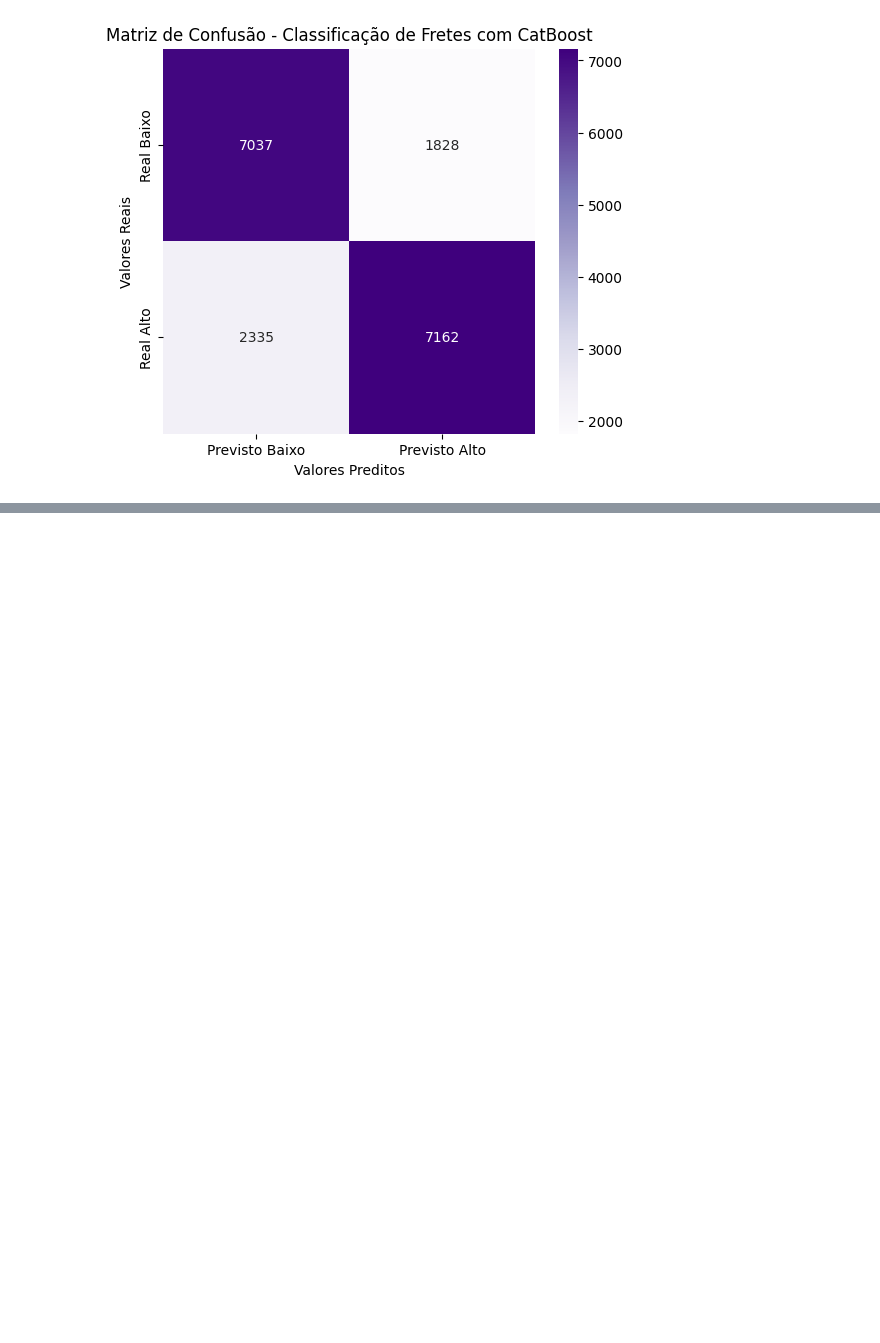
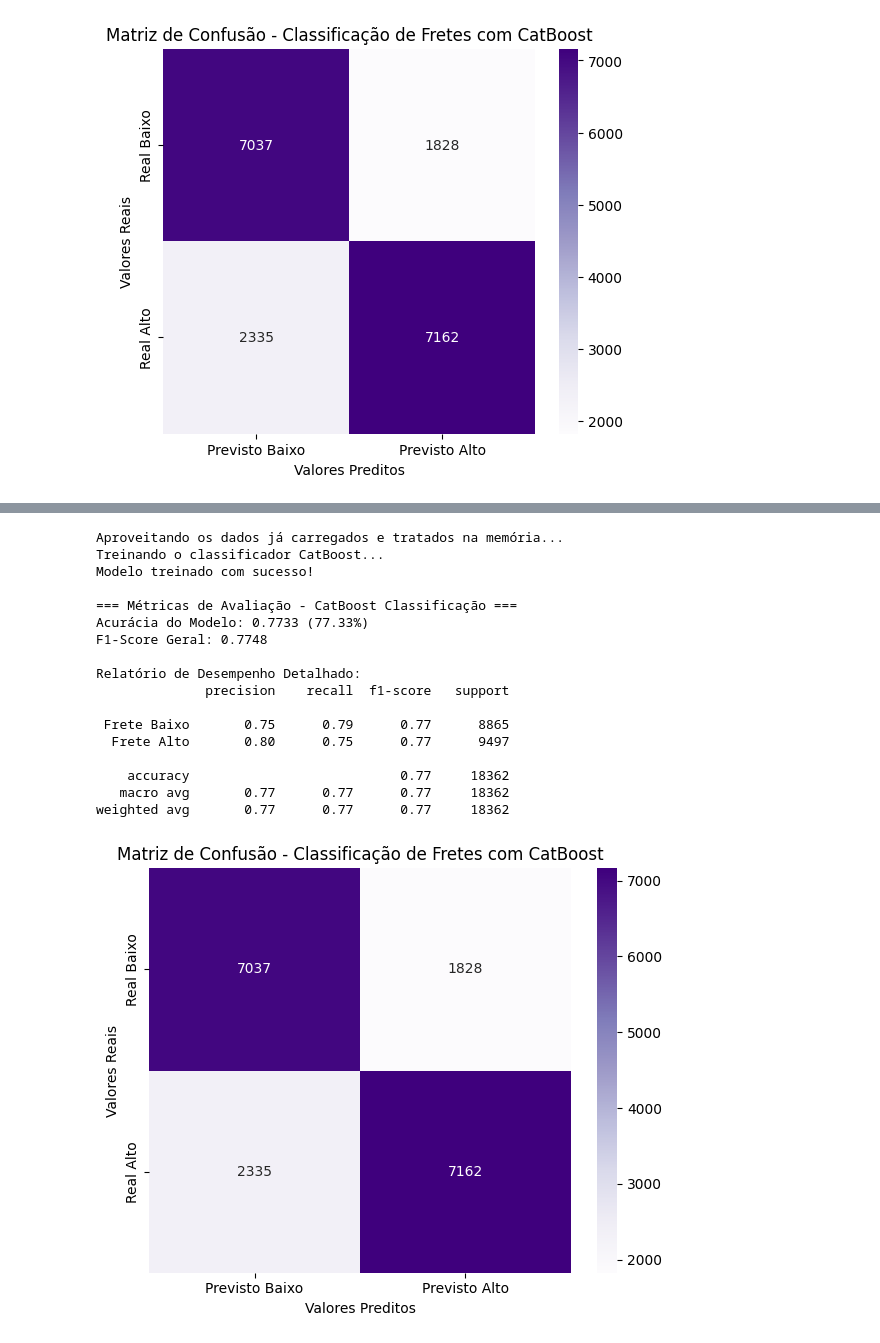
Before and after one commit to gabrielribas18/analise-custos-frete, a Jupyter notebook: analise/trabalho_agraria .ipynb, the cells around one changed output, grey strips where cells are left out. Saved outputs shown, nothing was run; the diff lists cells and outputs as text; code cells hidden in the pictures; blank space fills up the shorter version.

```diff
--- a/analise/trabalho_agraria .ipynb
+++ b/analise/trabalho_agraria .ipynb
@@ -928,0 +793,80 @@ R²: 0.08384177350283806
+# %%
+# 1. Instalação de Dependências e Importação de Bibliotecas
+!pip install catboost -q
+
+import os
+import numpy as np
+import pandas as pd
+import seaborn as sns
+import matplotlib.pyplot as plt
+from catboost import CatBoostClassifier
+from sklearn.preprocessing import MinMaxScaler
+from sklearn.metrics import accuracy_score, f1_score, confusion_matrix, classification_report
+
+# 2. Uso dos dados já preparados e consolidados na memória do Colab
+print("Aproveitando os dados já carregados e tratados na memória...")
+# X_train, y_train, X_test e y_test já foram definidos nas células anteriores
+
+# 3. Pré-processamento: Criação do Alvo Binário (Mediana) e Escalonamento
+limiar = y_train.median()
+y_train_class = (y_train > limiar).astype(int)
+y_test_class = (y_test > limiar).astype(int)
+
+scaler_X = MinMaxScaler(feature_range=(0, 1))
+X_train_scaled = scaler_X.fit_transform(X_train)
+X_test_scaled = scaler_X.transform(X_test)
+
+# 4. Treinamento do Modelo CatBoost Classifier
+print("Treinando o classificador CatBoost...")
+cat_model = CatBoostClassifier(
+    iterations=150,
+    learning_rate=0.1,
+    depth=6,
+    random_seed=42,
+    verbose=0
+)
+cat_model.fit(X_train_scaled, y_train_class)
+print("Modelo treinado com sucesso!")
+
+# 5. Predição e Avaliação de Desempenho
+y_pred_cat = cat_model.predict(X_test_scaled)
+
+acuracia_cat = accuracy_score(y_test_class, y_pred_cat)
+f1_cat = f1_score(y_test_class, y_pred_cat)
+matriz_conf_cat = confusion_matrix(y_test_class, y_pred_cat)
+
+print("\n=== Métricas de Avaliação - CatBoost Classificação ===")
+print(f"Acurácia do Modelo: {acuracia_cat:.4f} ({acuracia_cat * 100:.2f}%)")
+print(f"F1-Score Geral: {f1_cat:.4f}")
+print("\nRelatório de Desempenho Detalhado:")
+print(classification_report(y_test_class, y_pred_cat, target_names=['Frete Baixo', 'Frete Alto']))
+
+# 6. Geração e Plotagem da Matriz de Confusão
+plt.figure(figsize=(6, 5))
+sns.heatmap(matriz_conf_cat, annot=True, fmt='d', cmap='Purples',
+            xticklabels=['Previsto Baixo', 'Previsto Alto'],
+            yticklabels=['Real Baixo', 'Real Alto'])
+plt.title('Matriz de Confusão - Classificação de Fretes com CatBoost')
+plt.ylabel('Valores Reais')
+plt.xlabel('Valores Preditos')
+plt.tight_layout()
+plt.show()
+# %% [output]
+Aproveitando os dados já carregados e tratados na memória...
+Treinando o classificador CatBoost...
+Modelo treinado com sucesso!
+
+=== Métricas de Avaliação - CatBoost Classificação ===
+Acurácia do Modelo: 0.7733 (77.33%)
+F1-Score Geral: 0.7748
+
+Relatório de Desempenho Detalhado:
+              precision    recall  f1-score   support
+
+ Frete Baixo       0.75      0.79      0.77      8865
+  Frete Alto       0.80      0.75      0.77      9497
+
+    accuracy                           0.77     18362
+   macro avg       0.77      0.77      0.77     18362
+weighted avg       0.77      0.77      0.77     18362
+[figure, added]
```
Also changed, not shown: parts of 4 cells of this notebook.
